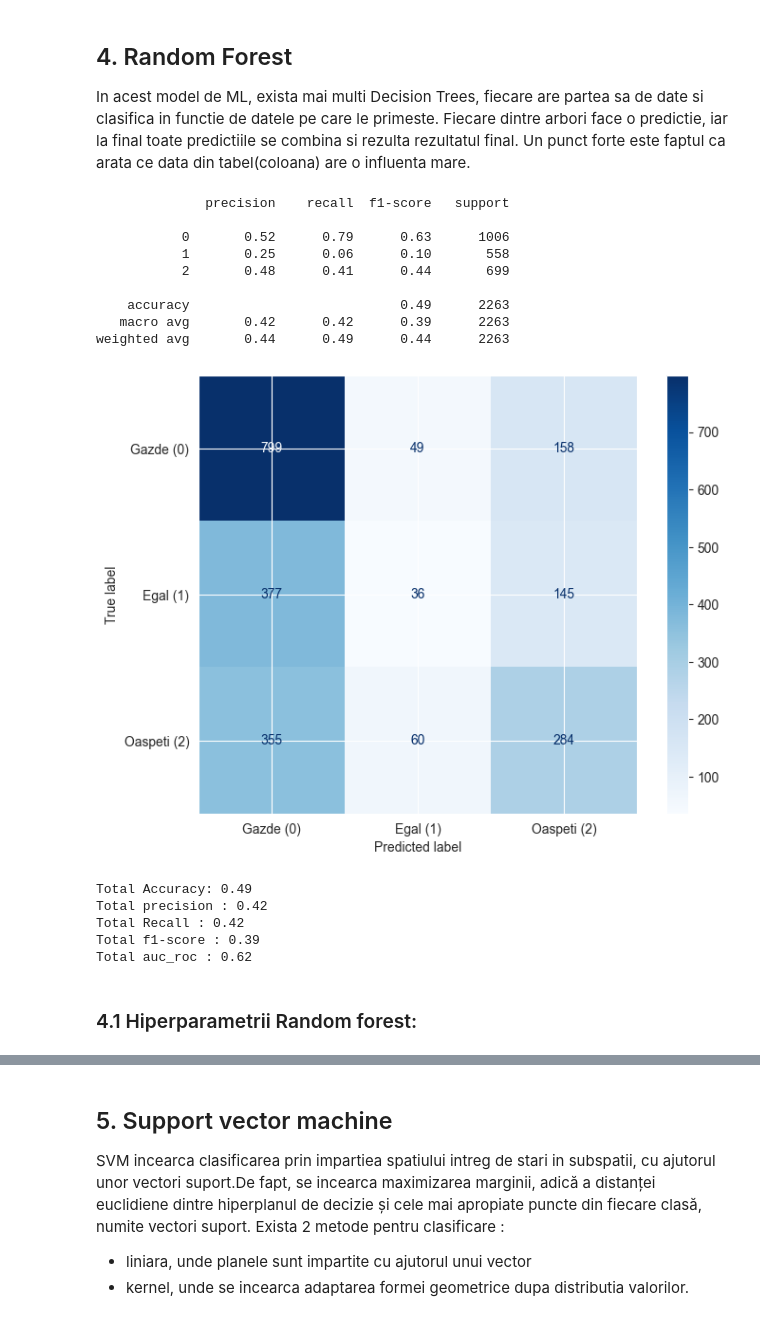
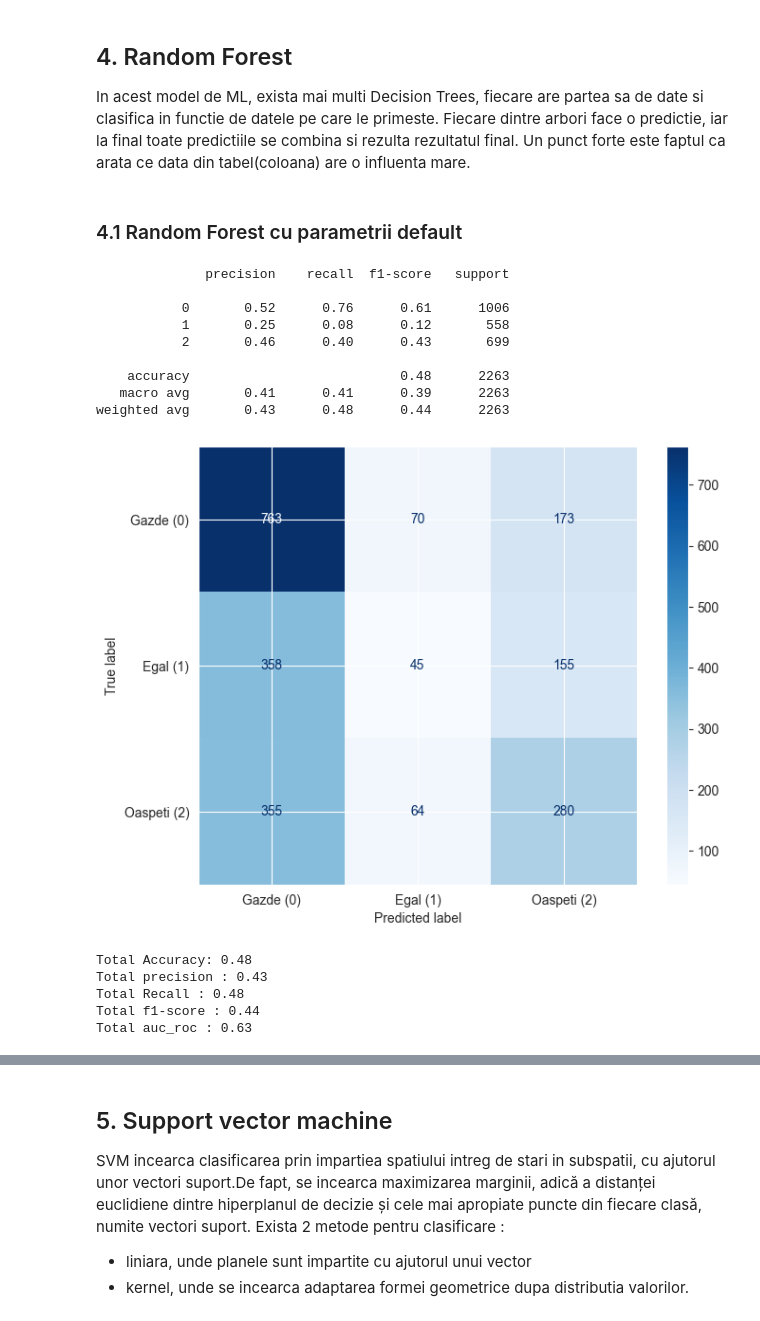
Before and after one commit to Technical-University-of-Cluj-Napoca/proiect-ml-RazvanBarna, a Jupyter notebook: Notebooks/Classification.ipynb, the cells around one changed output, grey strips where cells are left out. Saved outputs shown, nothing was run; the diff lists cells and outputs as text; code cells hidden in the pictures.

```diff
--- a/Notebooks/Classification.ipynb
+++ b/Notebooks/Classification.ipynb
@@ -469,28 +471,17 @@ from sklearn.model_selection import GridSearchCV
 from sklearn.metrics import precision_score, recall_score, f1_score, accuracy_score, roc_auc_score, confusion_matrix,classification_report, ConfusionMatrixDisplay
 
 naive_ml = GaussianNB()
-params_naive_grid = {
-    'var_smoothing' : np.logspace(0, -9, num=100)
-}
 
-grid_search_cv = GridSearchCV(
-    estimator=naive_ml,
-    param_grid=params_naive_grid,
-    scoring='f1_weighted',
-    cv = 5,
-    n_jobs=-1,
-    verbose=1
-)
+naive_ml.fit(X_train_scaled, y_train)
+y_pred_Bayes =naive_ml.predict(X_test_scaled)
+y_probs_Bayes = naive_ml.predict_proba(X_test_scaled)
+print(classification_report(y_true=y_test, y_pred = y_pred_Bayes))
 
-grid_search_cv.fit(X_train_scaled, y_train)
-y_pred_Bayes =grid_search_cv.predict(X_test_scaled)
-y_probs_Bayes = grid_search_cv.predict_proba(X_test_scaled)
-print(classification_report(y_true=y_test, y_pred = y_pred_Bayes))
 acc_bayes = accuracy_score(y_test, y_pred_Bayes)
-prec_bayes = precision_score(y_test, y_pred_Bayes, average='macro')
-rec_bayes = recall_score(y_test, y_pred_Bayes, average='macro')
-f1_bayes = f1_score(y_test, y_pred_Bayes, average='macro')
-roc_auc_bayes = roc_auc_score(y_test, y_probs_Bayes, multi_class='ovr', average='macro')
+prec_bayes = precision_score(y_test, y_pred_Bayes, average='weighted')
+rec_bayes = recall_score(y_test, y_pred_Bayes, average='weighted')
+f1_bayes = f1_score(y_test, y_pred_Bayes, average='weighted')
+roc_auc_bayes = roc_auc_score(y_test, y_probs_Bayes, multi_class='ovr', average='weighted')
 
 cm_bayes = confusion_matrix(y_test, y_pred_Bayes)
 disp = ConfusionMatrixDisplay(confusion_matrix=cm_bayes, display_labels=['Gazde (0)', 'Egal (1)', 'Oaspeti (2)'])
@@ -678,53 +635,47 @@ Total auc_roc : 0.59
 In acest model de ML, exista mai multi Decision Trees, fiecare are partea sa de date si clasifica in functie de datele pe care le primeste.
 Fiecare dintre arbori face o predictie, iar la final toate predictiile se combina si rezulta rezultatul final.
 Un punct forte este faptul ca arata ce data din tabel(coloana) are o influenta mare.
+# %% [markdown]
+### 4.1 Random Forest cu parametrii default
 # %%
 from sklearn.ensemble import RandomForestClassifier
 
-rf_Ml =RandomForestClassifier(
-    n_estimators=300,
-    min_samples_leaf=1,
-    min_samples_split=2,
-    max_features='sqrt',
-    n_jobs=-1,
-    class_weight='balanced'
-)
+rf_Ml =RandomForestClassifier(random_state=10)
 rf_Ml.fit(X_train_scaled, y_train)
 y_pred_rf =rf_Ml.predict(X_test_scaled)
 print(classification_report(y_true=y_test, y_pred = y_pred_rf))
+
 acc_rf = accuracy_score(y_test,y_pred_rf)
-prec_rf = precision_score(y_test,y_pred_rf, average='macro')
-f1_rf = f1_score(y_test,y_pred_rf, average='macro')
-rec_rf= recall_score(y_test, y_pred_rf, average='macro')
+prec_rf = precision_score(y_test,y_pred_rf, average='weighted')
+f1_rf = f1_score(y_test,y_pred_rf, average='weighted')
+rec_rf= recall_score(y_test, y_pred_rf, average='weighted')
 y_probs_rf = rf_Ml.predict_proba(X_test_scaled)
-auc_roc_rf = roc_auc_score(y_test,y_probs_rf, multi_class='ovr', average='macro')
+auc_roc_rf = roc_auc_score(y_test,y_probs_rf, multi_class='ovr', average='weighted')
 
 cm_rf = confusion_matrix(y_test, y_pred_rf)
 disp = ConfusionMatrixDisplay(confusion_matrix=cm_rf, display_labels=['Gazde (0)', 'Egal (1)', 'Oaspeti (2)'])
 fig, ax = plt.subplots(figsize=(8, 6))
 disp.plot(cmap='Blues', ax=ax)
 plt.show()
 
 print(f"Total Accuracy: {acc_rf:.2f}")
 print(f"Total precision : {prec_rf:.2f}")
 print(f"Total Recall : {rec_rf:.2f}")
 print(f"Total f1-score : {f1_rf:.2f}")
 print(f"Total auc_roc : {auc_roc_rf:.2f}")
 # %% [output]
               precision    recall  f1-score   support
 
-           0       0.52      0.79      0.63      1006
-           1       0.25      0.06      0.10       558
-           2       0.48      0.41      0.44       699
+           0       0.52      0.76      0.61      1006
+           1       0.25      0.08      0.12       558
+           2       0.46      0.40      0.43       699
 
-    accuracy                           0.49      2263
-   macro avg       0.42      0.42      0.39      2263
-weighted avg       0.44      0.49      0.44      2263
+    accuracy                           0.48      2263
+   macro avg       0.41      0.41      0.39      2263
+weighted avg       0.43      0.48      0.44      2263
-[figure, old version]
+[figure, new version]
-Total Accuracy: 0.49
-Total precision : 0.42
-Total Recall : 0.42
-Total f1-score : 0.39
-Total auc_roc : 0.62
+Total Accuracy: 0.48
+Total precision : 0.43
+Total Recall : 0.48
+Total f1-score : 0.44
+Total auc_roc : 0.63
-# %% [markdown]
-### 4.1 Hiperparametrii Random forest:
```
Also changed, not shown: parts of 31 cells of this notebook, 4 other files.
